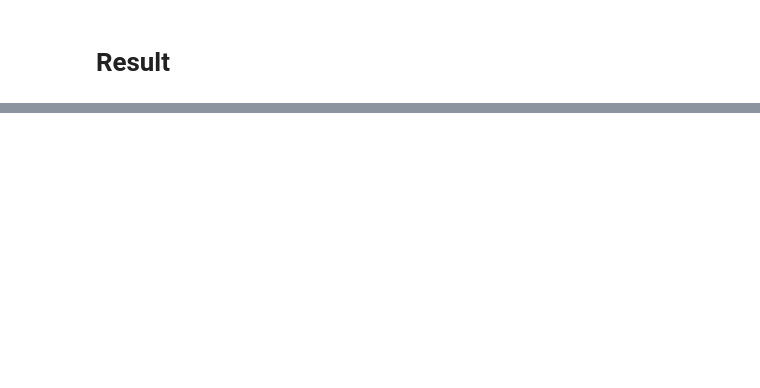
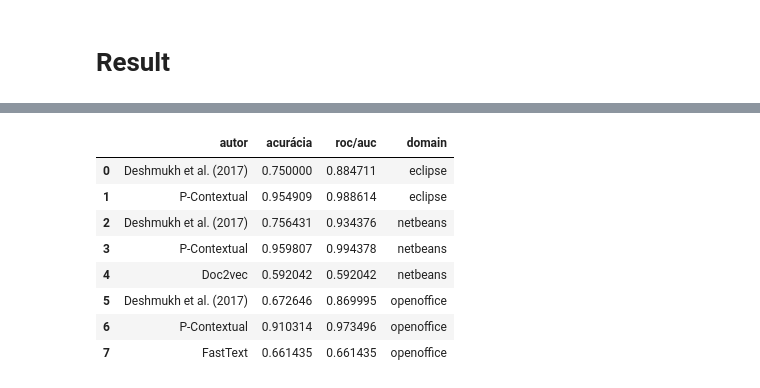
Before and after one commit to thiagomarquesrocha/siameseQAT, a Jupyter notebook: result.ipynb, the cells around one changed output, grey strips where cells are left out. Cells and saved outputs as stored; diff of their text form; code cells hidden in the pictures; blank space fills up the shorter version.

```diff
--- a/result.ipynb
+++ b/result.ipynb
@@ -14,3 +14,13 @@ if nb_dir not in sys.path:
 %matplotlib inline
 # %%
 from methods.evaluation import Evaluation
+# %%
+domains = ['eclipse', 'netbeans', 'openoffice']
+methods = ['baseline', 'baseline_dwen', 'propose', 'propose_master_triplet_loss', 'doc2vec', 'fasttext']
+authors = { 'baseline': 'Deshmukh et al. (2017)',
+            'baseline_dwen': 'Budhiraja et al. (2018)',
+            'propose': 'P-Contextual',
+            'propose_master_triplet_loss': 'P-Multinível Triplet Loss',
+            'doc2vec': 'Doc2vec',
+           'fasttext': 'FastText'
+          }
@@ -92,0 +161,12 @@ for index, domain in enumerate(domains):
+# %%
+df_cls
+# %% [output]
+|  | autor | acurácia | roc/auc | domain |
+| 0 | Deshmukh et al. (2017) | 0.750000 | 0.884711 | eclipse |
+| 1 | P-Contextual | 0.954909 | 0.988614 | eclipse |
+| 2 | Deshmukh et al. (2017) | 0.756431 | 0.934376 | netbeans |
+| 3 | P-Contextual | 0.959807 | 0.994378 | netbeans |
+| 4 | Doc2vec | 0.592042 | 0.592042 | netbeans |
+| 5 | Deshmukh et al. (2017) | 0.672646 | 0.869995 | openoffice |
+| 6 | P-Contextual | 0.910314 | 0.973496 | openoffice |
+| 7 | FastText | 0.661435 | 0.661435 | openoffice |
```
Also changed, not shown: parts of 6 cells of this notebook, 12 other files.
